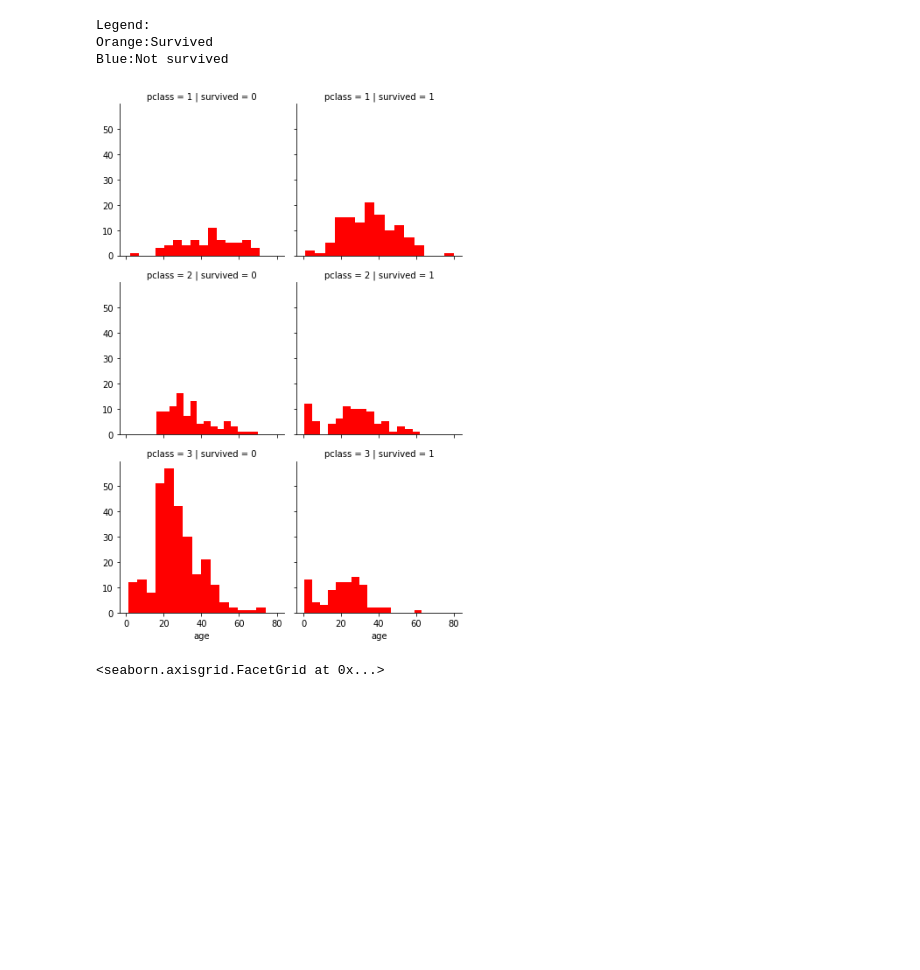
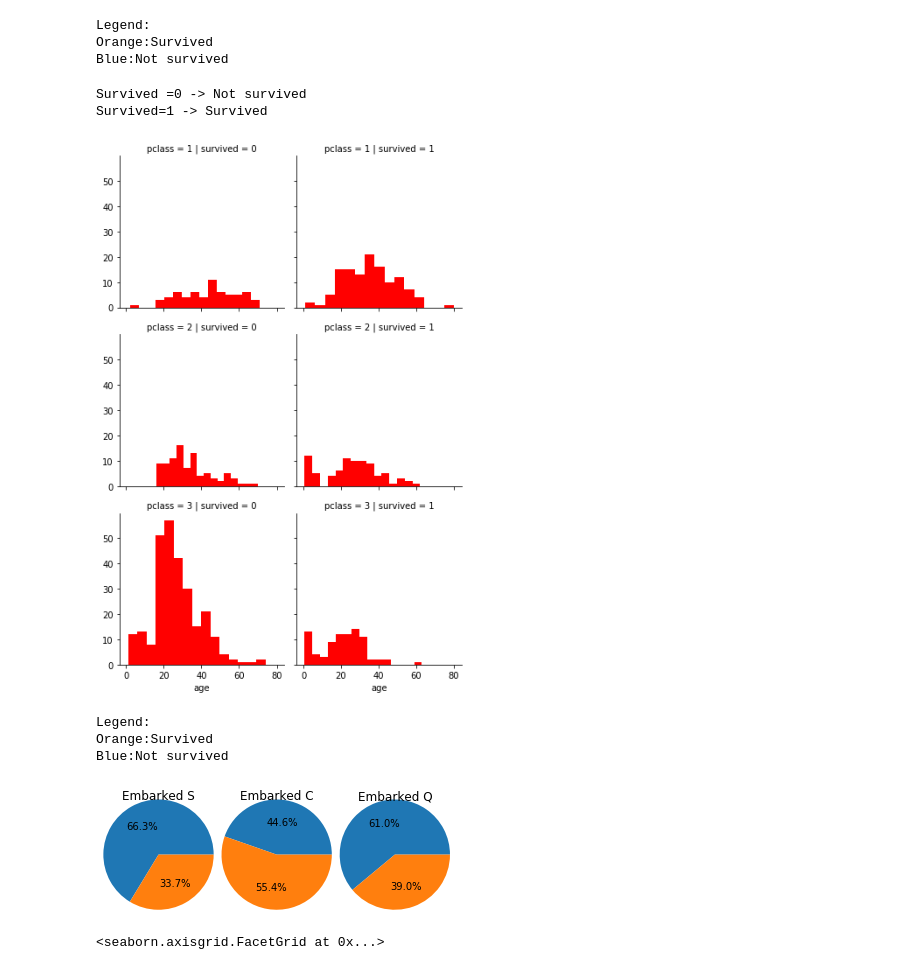
Before and after one commit to ricardocruzado/Titanic-survival-prediction-model, a Jupyter notebook: Titanic_EDA.ipynb, the cells around one changed output. Saved outputs shown, nothing was run; the diff lists cells and outputs as text; code cells hidden in the pictures; blank space fills up the shorter version.

Commit message:
data preprocessing and missing values

```diff
--- a/Titanic_EDA.ipynb
+++ b/Titanic_EDA.ipynb
@@ -179,8 +194,42 @@ Blue:Not survived
 # %%
 g = sns.FacetGrid(titanic, col="survived",  row="pclass")
 g = g.map(plt.hist, "age",alpha=1,bins=15,color='r')
+print('Survived =0 -> Not survived')
+print('Survived=1 -> Survived')
 # %% [output]
+Survived =0 -> Not survived
+Survived=1 -> Survived
 [figure]
+# %%
+#male:
+data_1=titanic[titanic.embarked=='S'].survived.value_counts()
+data_2=titanic[titanic.embarked=='C'].survived.value_counts().sort_index()
+data_3=titanic[titanic.embarked=='Q'].survived.value_counts()
+
+fig,(ax1,ax2,ax3)=plt.subplots(1,3)
+
+ax1.pie(data_1,radius=1.4,autopct='%1.1f%%')
+ax1.set_title('Embarked S')
+#ax1.legend(['Not survived','Survived'],loc=0)
+
+ax2.pie(data_2,radius=1.4,autopct='%1.1f%%')
+ax2.set_title('Embarked C')
+#ax2.legend(['Not survived','Survived'],loc=5)
+
+
+ax3.pie(data_3,radius=1.4,autopct='%1.1f%%')
+ax3.set_title('Embarked Q')
+#ax3.legend(['Not survived','Survived'],loc=10)
+
+print('Legend:')
+print('Orange:Survived')
+print('Blue:Not survived')
+plt.show()
+# %% [output]
+Legend:
+Orange:Survived
+Blue:Not survived
+[figure, added]
 # %%
 FacetGrid = sns.FacetGrid(titanic, row='embarked', height=4.5, aspect=1.6)
 FacetGrid.map(sns.pointplot, 'pclass', 'survived', 'sex', palette=None,  order=None, hue_order=None )
```
Also changed, not shown: parts of 15 cells of this notebook.
